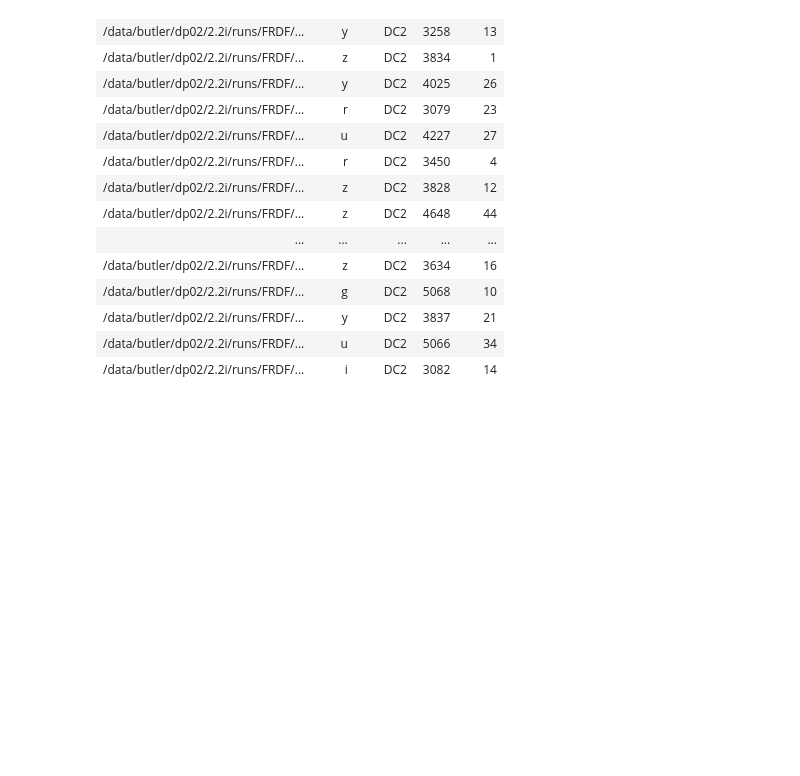
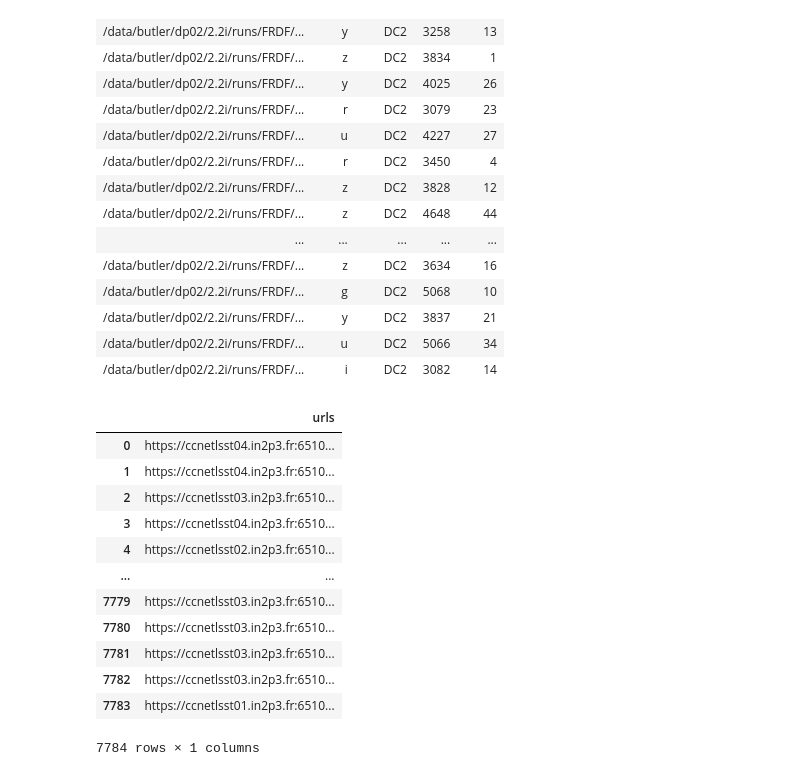
Before and after one commit to lsst-uk/dp02_in2p3_to_somerville, a Jupyter notebook: notebooks/create_table_file.ipynb, the cells around one changed output. Cells and saved outputs as stored; diff of their text form; code cells hidden in the pictures; blank space fills up the shorter version.

```diff
--- a/notebooks/create_table_file.ipynb
+++ b/notebooks/create_table_file.ipynb
@@ -101,0 +103,16 @@ file_table.write('../deepCoadds_calexp.ecsv')
+# %%
+object_urls
+# %% [output]
+|  | urls |
+| 0 | https://ccnetlsst04.in2p3.fr:6510... |
+| 1 | https://ccnetlsst04.in2p3.fr:6510... |
+| 2 | https://ccnetlsst03.in2p3.fr:6510... |
+| 3 | https://ccnetlsst04.in2p3.fr:6510... |
+| 4 | https://ccnetlsst02.in2p3.fr:6510... |
+| ... | ... |
+| 7779 | https://ccnetlsst03.in2p3.fr:6510... |
+| 7780 | https://ccnetlsst03.in2p3.fr:6510... |
+| 7781 | https://ccnetlsst03.in2p3.fr:6510... |
+| 7782 | https://ccnetlsst03.in2p3.fr:6510... |
+| 7783 | https://ccnetlsst01.in2p3.fr:6510... |
+7784 rows × 1 columns
```
Also changed, not shown: parts of 7 cells of this notebook.
